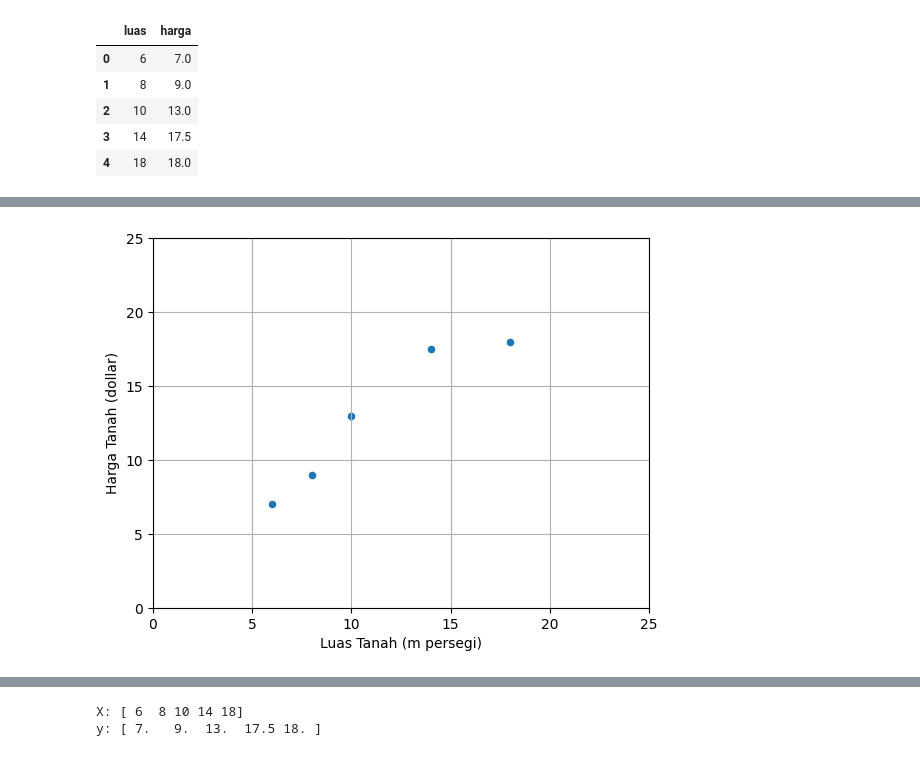
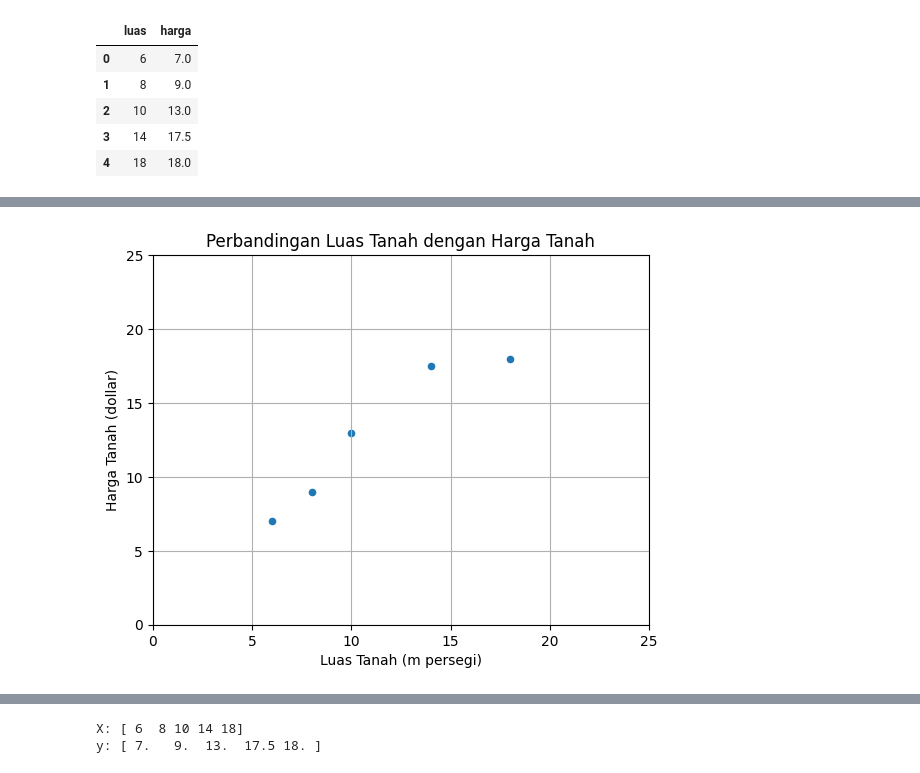
Before and after one commit to laraagasii/DIF62130_B_24-25_2311531002_HanifahLaramaAgasi, a Jupyter notebook: Praktikum1/SimpleLinearRegression.ipynb, the cells around one changed output, grey strips where cells are left out. Saved outputs shown, nothing was run; the diff lists cells and outputs as text; code cells hidden in the pictures.

```diff
--- a/Praktikum1/SimpleLinearRegression.ipynb
+++ b/Praktikum1/SimpleLinearRegression.ipynb
@@ -18,13 +41,13 @@ df = pd.DataFrame(data)
 # %%
 import matplotlib.pyplot as plt
 
 df.plot(kind='scatter', x='luas', y='harga')
-plt.title=('Perbandingan Luas Tanah dengan Harga Tanah')
+plt.title('Perbandingan Luas Tanah dengan Harga Tanah')
 plt.xlabel('Luas Tanah (m persegi)')
 plt.ylabel('Harga Tanah (dollar)')
 plt.xlim(0, 25)
 plt.ylim(0, 25)
 plt.grid(True)
 plt.show()
 # %% [output]
-[figure, old version]
+[figure, new version]
```
Also changed, not shown: parts of 20 cells of this notebook.
